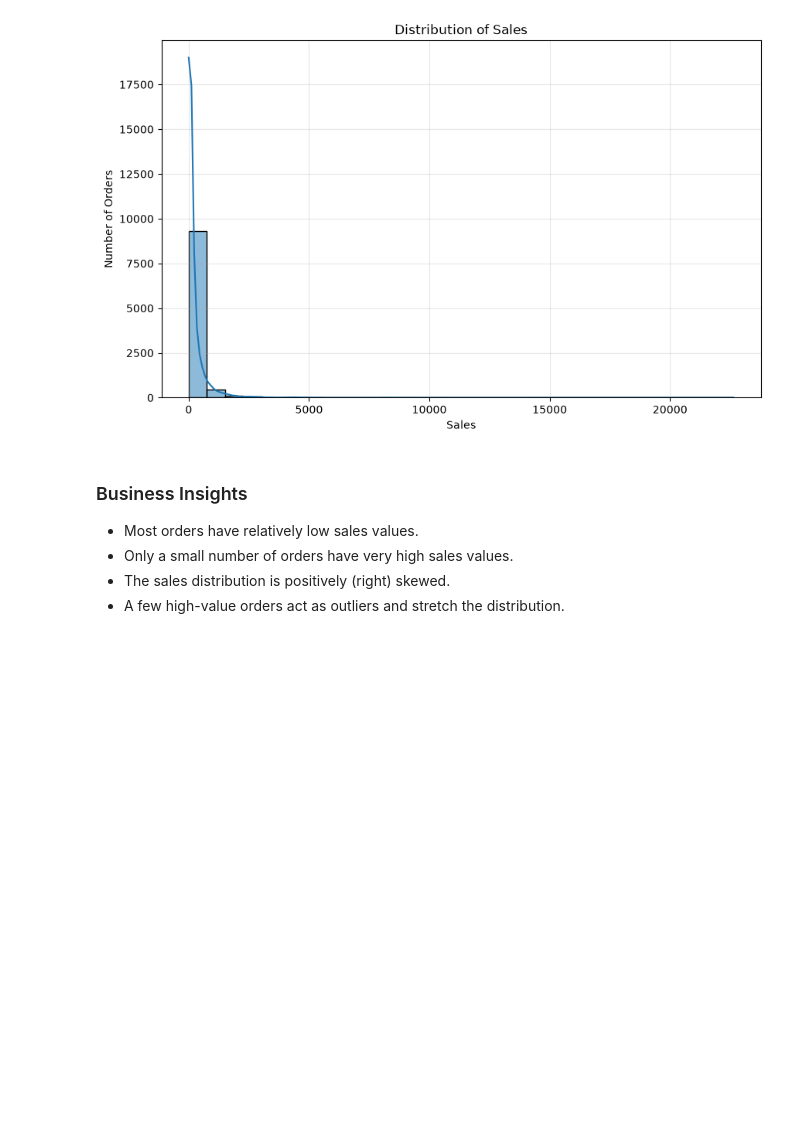
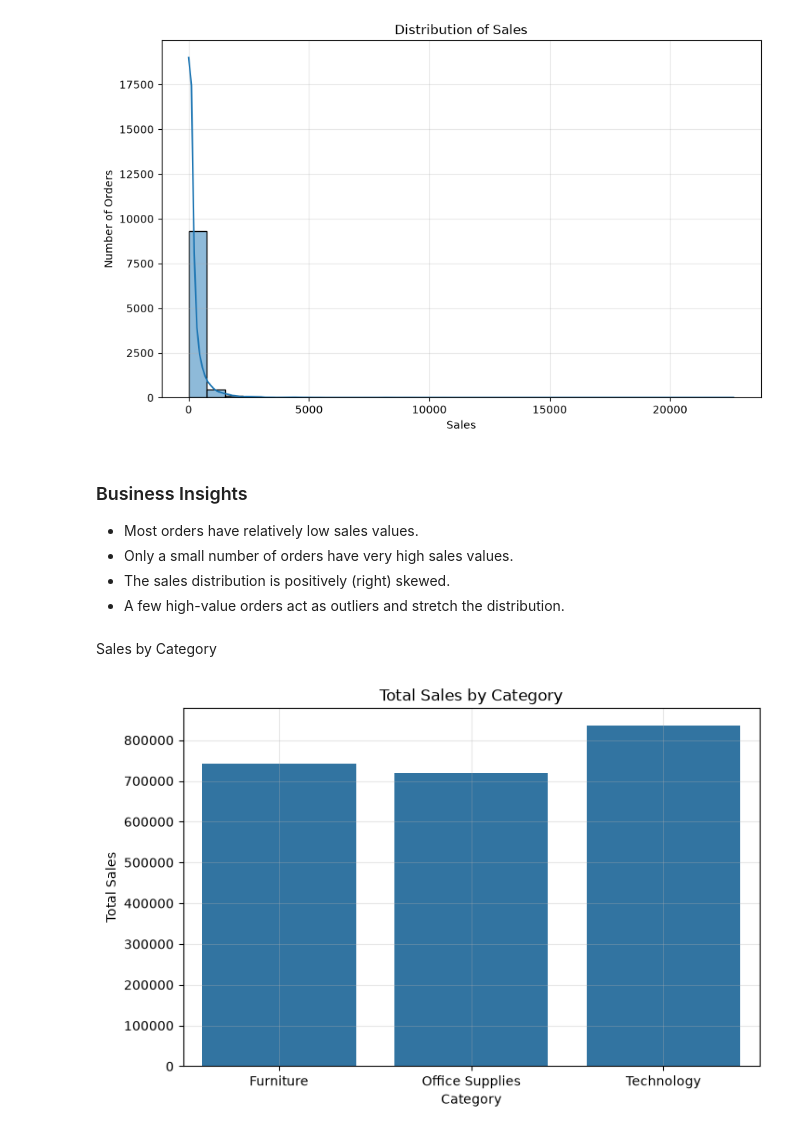
Before and after one commit to Swechhhya/DevRise-Data-Analysis, a Jupyter notebook: notebook/Data_Analysis.ipynb, the cells around one changed output. Drawn from its saved outputs; the diff is of its cells as text; code cells hidden in the pictures; blank space fills up the shorter version.

```diff
--- a/notebook/Data_Analysis.ipynb
+++ b/notebook/Data_Analysis.ipynb
@@ -170,3 +170,28 @@ plt.show()
 - Only a small number of orders have very high sales values.
 - The sales distribution is positively (right) skewed.
 - A few high-value orders act as outliers and stretch the distribution.
+# %% [markdown]
+Sales by Category
+# %%
+# Group sales by category
+category_sales = df.groupby("Category")["Sales"].sum().reset_index()
+
+# Plot
+plt.figure(figsize=(8,5))
+
+sns.barplot(
+    x="Category",
+    y="Sales",
+    data=category_sales
+)
+
+plt.title("Total Sales by Category")
+plt.xlabel("Category")
+plt.ylabel("Total Sales")
+
+plt.grid(alpha=0.3)
+
+plt.savefig("../images/sales_by_category.png", dpi=300, bbox_inches="tight")
+plt.show()
+# %% [output]
+[figure, added]
```
Also changed, not shown: parts of 7 cells of this notebook, 3 other files.
